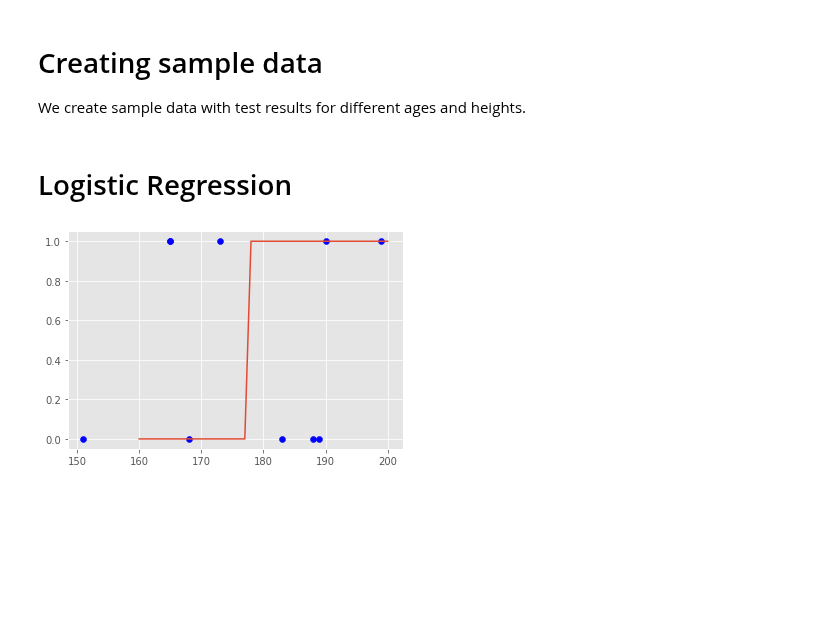
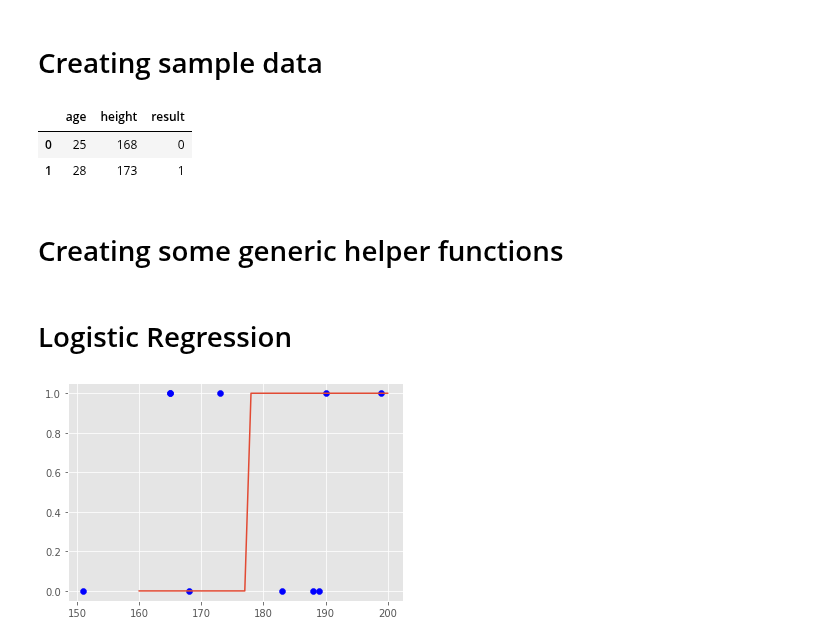
Before and after one commit to sebastian-sl/Basics, a Jupyter notebook: 01 DATA SCIENCE/ML/SKLEARN/1_2_Supervised_Classification.ipynb, the cells around one changed output. Cells and saved outputs as stored; diff of their text form; code cells hidden in the pictures; blank space fills up the shorter version.

```diff
--- a/01 DATA SCIENCE/ML/SKLEARN/1_2_Supervised_Classification.ipynb
+++ b/01 DATA SCIENCE/ML/SKLEARN/1_2_Supervised_Classification.ipynb
@@ -7,21 +7,19 @@ import warnings
 
 warnings.filterwarnings('ignore')
 plt.style.use("ggplot")
-# %% [markdown]
-# Creating sample data
-We create sample data with test results for different ages and heights.
+# %% [markdown]
+# Creating sample data
 # %%
 df = pd.DataFrame({
     "age": [25, 28, 31, 49, 25, 51, 58, 71, 25, 21],
     "height": [168, 173, 199, 183, 151, 165, 188, 189, 190, 165],
     "result": [0, 1, 1, 0, 0, 1, 0, 0, 1, 1]
 })
 
-x = df["height"].copy()
-y = df["result"].copy()
-
-X = np.array(x).reshape(-1, 1)
-Y = np.array(y).reshape(-1,1)
-
-prediction = [160 + number for number in range(41)]
-Prediction = np.array(prediction).reshape(-1, 1)
+df.head(2)
+# %% [output]
+|  | age | height | result |
+| 0 | 25 | 168 | 0 |
+| 1 | 28 | 173 | 1 |
+# %% [markdown]
+# Creating some generic helper functions
```
Also changed, not shown: parts of 8 cells of this notebook.
